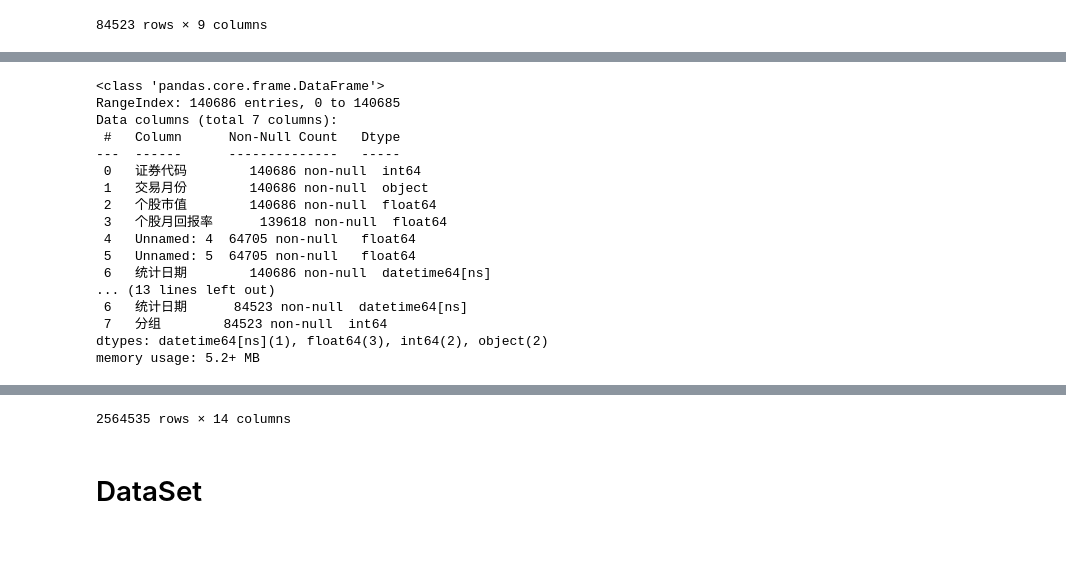
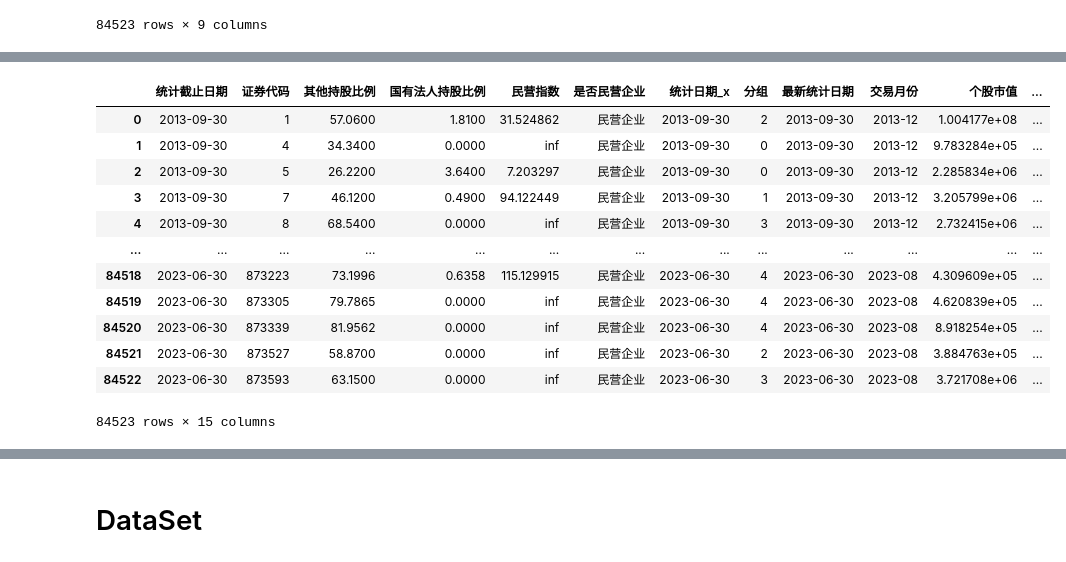
Before and after one commit to Prussia/playJupyter, a Jupyter notebook: testproj/计算加权回报率.ipynb, the cells around one changed output, grey strips where cells are left out. Saved outputs shown, nothing was run; the diff lists cells and outputs as text; code cells hidden in the pictures.

```diff
--- a/testproj/计算加权回报率.ipynb
+++ b/testproj/计算加权回报率.ipynb
@@ -497,24 +567,18 @@ df2_market_value
 # %%
-df2_market_value.info()
-df1_group.info()
 
-df1_merged_group = pd.merge(df1_group, df2_market_value, on=['证券代码'], how='left')
+df1_merged_group = pd.merge(df1_group, df2_market_value, on=['证券代码','最新统计日期'],how='left')
 df1_merged_group
 # %% [output]
+|  | 统计截止日期 | 证券代码 | 其他持股比例 | 国有法人持股比例 | 民营指数 | 是否民营企业 | 统计日期_x | 分组 | 最新统计日期 | 交易月份 | 个股市值 | ... |
+| 0 | 2013-09-30 | 1 | 57.0600 | 1.8100 | 31.524862 | 民营企业 | 2013-09-30 | 2 | 2013-09-30 | 2013-12 | 1.004177e+08 | ... |
+| 1 | 2013-09-30 | 4 | 34.3400 | 0.0000 | inf | 民营企业 | 2013-09-30 | 0 | 2013-09-30 | 2013-12 | 9.783284e+05 | ... |
+| 2 | 2013-09-30 | 5 | 26.2200 | 3.6400 | 7.203297 | 民营企业 | 2013-09-30 | 0 | 2013-09-30 | 2013-12 | 2.285834e+06 | ... |
+| 3 | 2013-09-30 | 7 | 46.1200 | 0.4900 | 94.122449 | 民营企业 | 2013-09-30 | 1 | 2013-09-30 | 2013-12 | 3.205799e+06 | ... |
+| 4 | 2013-09-30 | 8 | 68.5400 | 0.0000 | inf | 民营企业 | 2013-09-30 | 3 | 2013-09-30 | 2013-12 | 2.732415e+06 | ... |
+| ... | ... | ... | ... | ... | ... | ... | ... | ... | ... | ... | ... | ... |
+| 84518 | 2023-06-30 | 873223 | 73.1996 | 0.6358 | 115.129915 | 民营企业 | 2023-06-30 | 4 | 2023-06-30 | 2023-08 | 4.309609e+05 | ... |
+| 84519 | 2023-06-30 | 873305 | 79.7865 | 0.0000 | inf | 民营企业 | 2023-06-30 | 4 | 2023-06-30 | 2023-08 | 4.620839e+05 | ... |
+| 84520 | 2023-06-30 | 873339 | 81.9562 | 0.0000 | inf | 民营企业 | 2023-06-30 | 4 | 2023-06-30 | 2023-08 | 8.918254e+05 | ... |
+| 84521 | 2023-06-30 | 873527 | 58.8700 | 0.0000 | inf | 民营企业 | 2023-06-30 | 2 | 2023-06-30 | 2023-08 | 3.884763e+05 | ... |
+| 84522 | 2023-06-30 | 873593 | 63.1500 | 0.0000 | inf | 民营企业 | 2023-06-30 | 3 | 2023-06-30 | 2023-08 | 3.721708e+06 | ... |
-<class 'pandas.core.frame.DataFrame'>
-RangeIndex: 140686 entries, 0 to 140685
-Data columns (total 7 columns):
- #   Column      Non-Null Count   Dtype
----  ------      --------------   -----
- 0   证券代码        140686 non-null  int64
- 1   交易月份        140686 non-null  object
- 2   个股市值        140686 non-null  float64
- 3   个股月回报率      139618 non-null  float64
- 4   Unnamed: 4  64705 non-null   float64
- 5   Unnamed: 5  64705 non-null   float64
- 6   统计日期        140686 non-null  datetime64[ns]
-... (13 lines left out)
- 6   统计日期      84523 non-null  datetime64[ns]
- 7   分组        84523 non-null  int64
-dtypes: datetime64[ns](1), float64(3), int64(2), object(2)
-memory usage: 5.2+ MB
+84523 rows × 15 columns
@@ -533,4 +585,3 @@ memory usage: 5.2+ MB
-2564535 rows × 14 columns
 # %%
 
 
```
Also changed, not shown: parts of 10 cells of this notebook.
